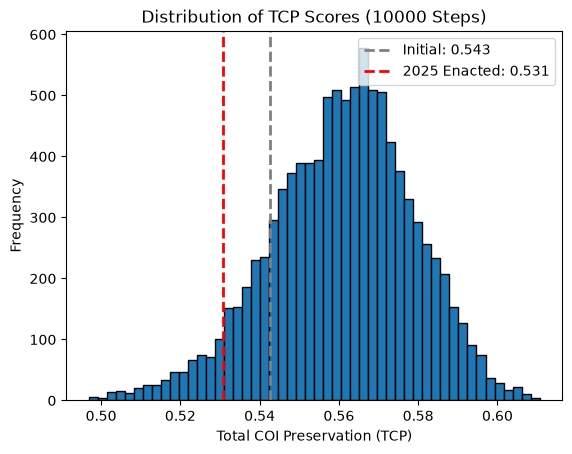
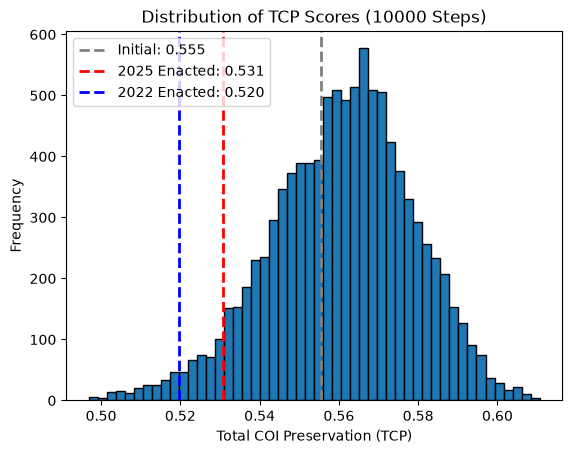
The notebook cell's code change between the first figure and the second:
--- before
+++ after
@@ -2,5 +2,6 @@
 plt.hist(tcp_scores, bins=50, edgecolor="black")
 initial_score = initial_partition["tcp_score"]
-enacted_score = enacted_map["tcp_score"]
+score_2022 = enacted_2022["tcp_score"]
+score_2025 = enacted_2025["tcp_score"]
 
 plt.axvline(
@@ -13,9 +14,17 @@
 
 plt.axvline(
-    enacted_score,
+    score_2025,
     color="red",
     linestyle="dashed",
     linewidth=2,
-    label=f"2025 Enacted: {enacted_score:.3f}",
+    label=f"2025 Enacted: {score_2025:.3f}",
+)
+
+plt.axvline(
+    score_2022,
+    color="blue",
+    linestyle="dashed",
+    linewidth=2,
+    label=f"2022 Enacted: {score_2022:.3f}",
 )
 

Commit: plotting for 2022 vs 2025